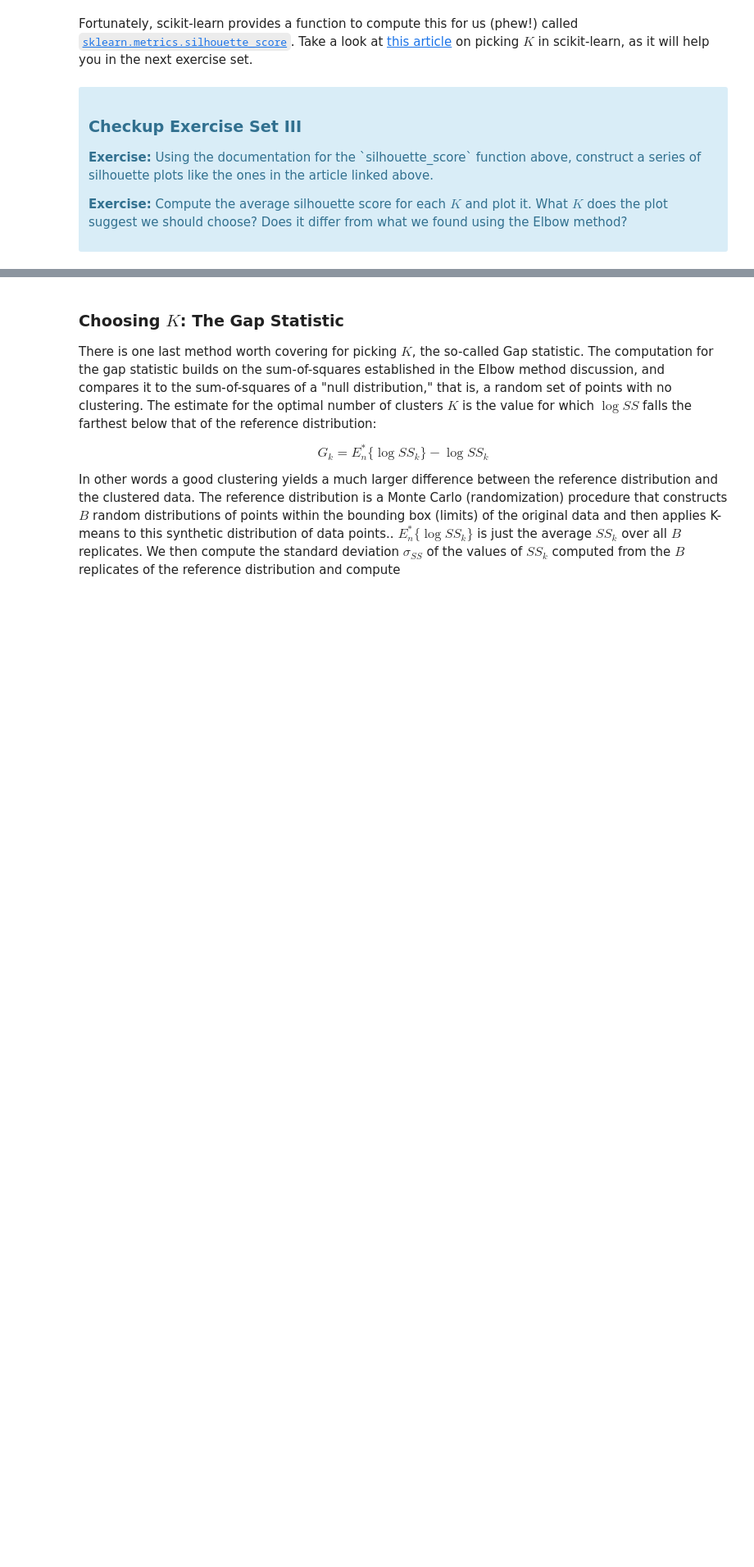
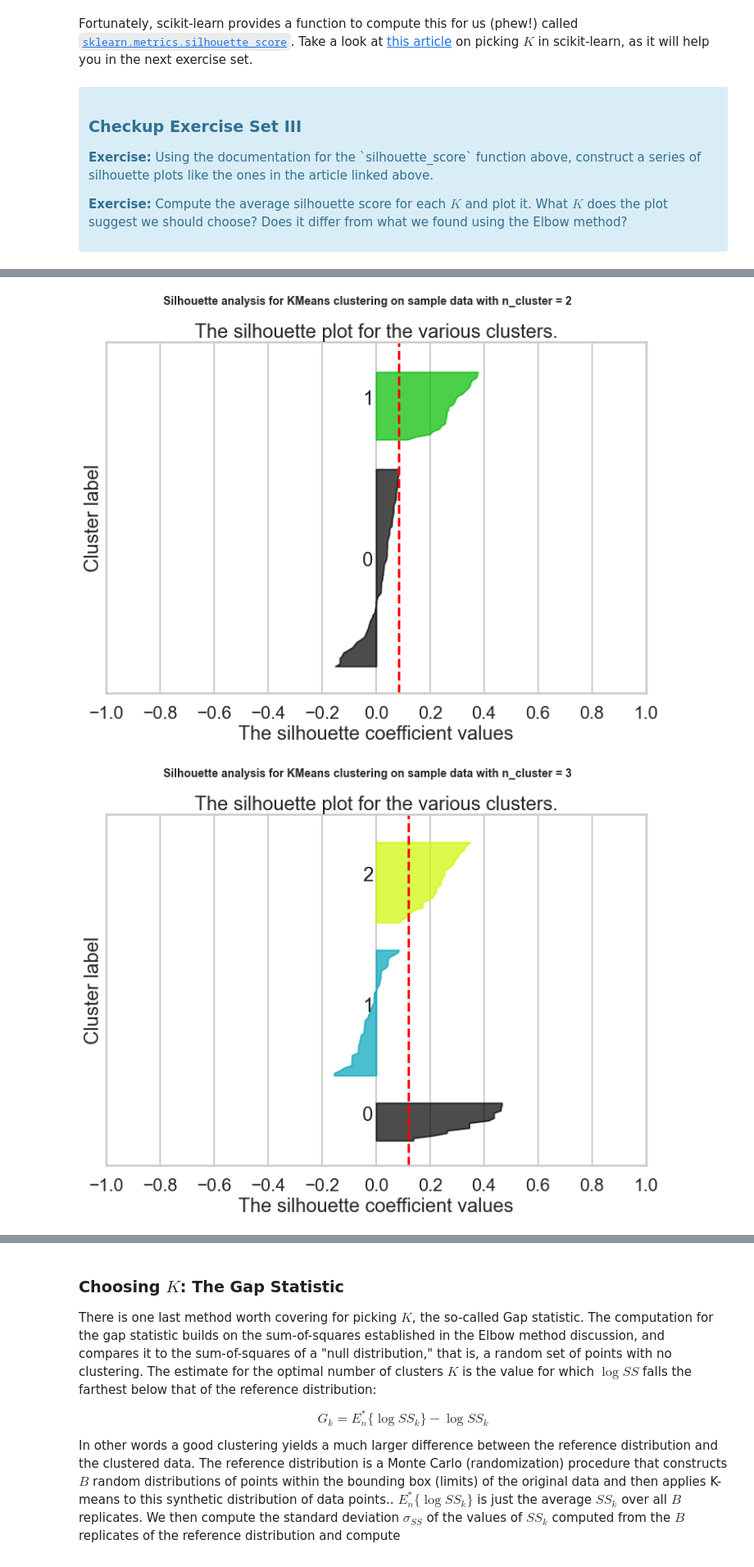
Before and after one commit to Madxam/mec-mini-projects, a Jupyter notebook: mec-16.2.6-clustering-mini-project/Mini_Project_Clustering.ipynb, the cells around one changed output, grey strips where cells are left out. Shown at 82% size. Drawn from its saved outputs; the diff is of its cells as text; code cells hidden in the pictures; blank space fills up the shorter version.

```diff
--- a/mec-16.2.6-clustering-mini-project/Mini_Project_Clustering.ipynb
+++ b/mec-16.2.6-clustering-mini-project/Mini_Project_Clustering.ipynb
@@ -108,0 +174,71 @@ Fortunately, scikit-learn provides a function to compute this for us (phew!) cal
+# %%
+# Your turn.
+# for consistency I'll iterate over a k_range of 2-10
+
+# this code is more or less the code for the silhouette plots available in the linked documentation above, adapted to this data
+from sklearn.metrics import silhouette_score, silhouette_samples
+import numpy as np
+
+matrix = matrix.drop('cluster', axis=1)  #drop 'cluster' column added by previous exercises
+
+sil_avgs = []  #store average silhouette scores for second exercise
+
+for k in k_range:
+    fig, ax = plt.subplots()
+    fig.set_size_inches(12, 8)
+
+    ax.set_xlim([-1, 1])
+
+    ax.set_ylim([0, len(matrix[x_cols]) + (k + 1) * 10])
+
+    sil_clusterer = KMeans(n_clusters = k, random_state = 5555)
+    sil_labels = sil_clusterer.fit_predict(matrix[x_cols])
+    sil_avg = silhouette_score(matrix[x_cols], sil_labels)
+    sil_avgs.append(sil_avg)
+    print(
+        'For n_clusters =',
+        k,
+        'The average silhouette_score is:',
+        sil_avg
+    )
+    sample_sil_values = silhouette_samples(matrix[x_cols], sil_labels)
+    y_lower = 10
+    for i in range(k):
+        kth_cluster_sil_values = sample_sil_values[sil_labels == i]
+
+        kth_cluster_sil_values.sort()
+
+        size_cluster_i = kth_cluster_sil_values.shape[0]
+        y_upper = y_lower + size_cluster_i
+
+        color = plt.cm.nipy_spectral(float(i) / k)
+        ax.fill_betweenx(
+            np.arange(y_lower, y_upper),
+            0,
+            kth_cluster_sil_values,
+            facecolor = color,
+            edgecolor = color,
+            alpha = 0.7
+        )
+        ax.text(-0.05, y_lower + 0.5 * size_cluster_i, str(i))
+
+        y_lower = y_upper + 10
+
+    ax.set_title('The silhouette plot for the various clusters.')
+    ax.set_xlabel('The silhouette coefficient values')
+    ax.set_ylabel('Cluster label')
+
+    ax.axvline(x=sil_avg, color = 'red', linestyle = '--')
+
+    ax.set_yticks([])
+    ax.set_xticks([-1, -0.8, -0.6, -0.4, -0.2, 0, 0.2, 0.4, 0.6, 0.8, 1])
+
+    colors = plt.cm.nipy_spectral(sil_labels.astype(float) / k)
+
+    plt.suptitle(
+        'Silhouette analysis for KMeans clustering on sample data with n_cluster = %d'
+        % k,
+        fontsize = 14,
+        fontweight = 'bold'
+    )
+# %% [output]
@@ -108,0 +254,2 @@ Fortunately, scikit-learn provides a function to compute this for us (phew!) cal
+[figure, added]
+[figure, added]
```
Also changed, not shown: parts of 23 cells of this notebook.
